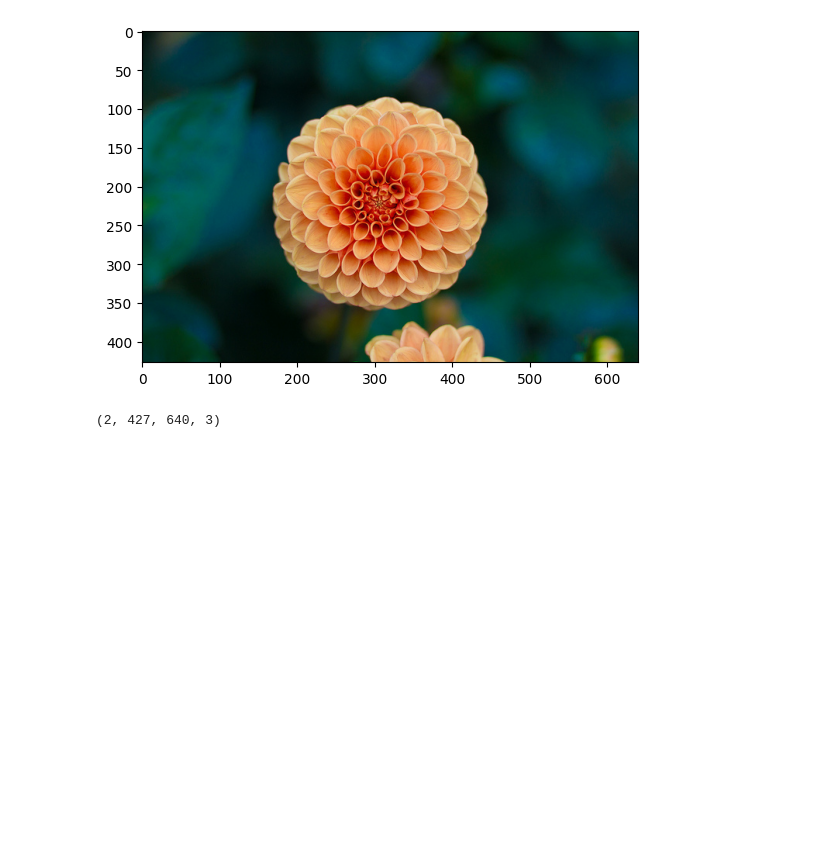
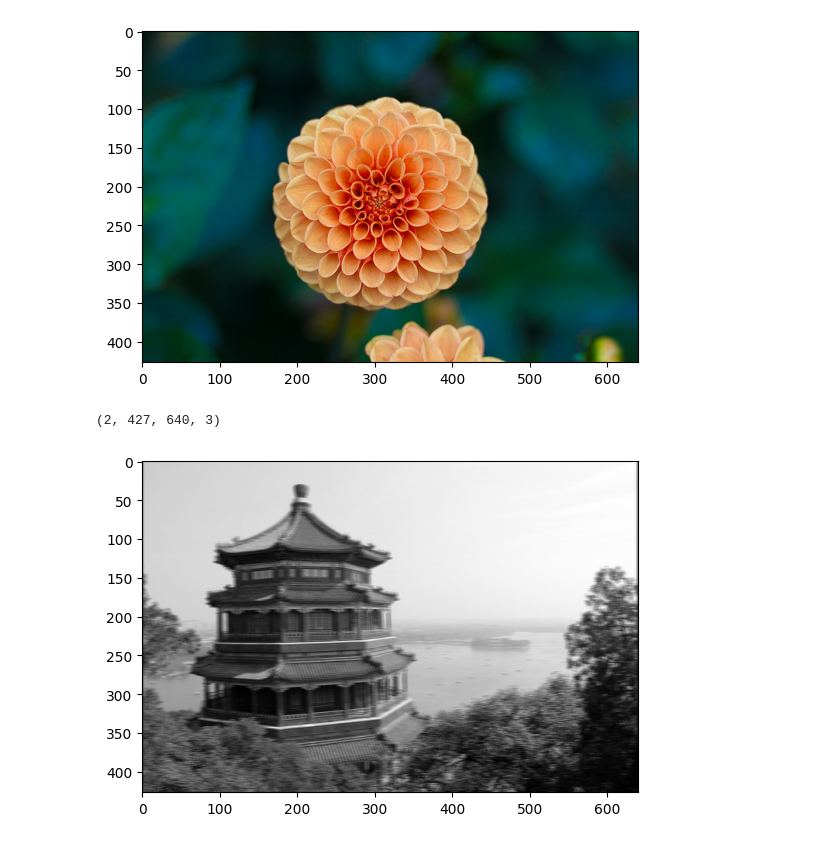
Before and after one commit to berkasin01/hands_on_ml, a Jupyter notebook: chapter_14/deep_cnn.ipynb, the cells around one changed output. Saved outputs shown, nothing was run; the diff lists cells and outputs as text; code cells hidden in the pictures; blank space fills up the shorter version.

```diff
--- a/chapter_14/deep_cnn.ipynb
+++ b/chapter_14/deep_cnn.ipynb
@@ -30,3 +30,15 @@ batch_size,height,width,channels= images.shape
 images.shape
 # %% [output]
 (2, 427, 640, 3)
+# %%
+#create 2 filters
+filters = np.zeros(shape=(7,7, channels, 2), dtype=np.float32)
+filters[:,3,:,0] = 1 #vertical line
+filters[3,:,:,1] = 1 #horizontal line
+# %%
+outputs = tf.nn.conv2d(images, filters, strides=1, padding="SAME")
+
+plt.imshow(outputs[0, :, :, 1], cmap="gray") #plot 1st image's 2nd feature map
+plt.show()
+# %% [output]
+[figure, added]
```
